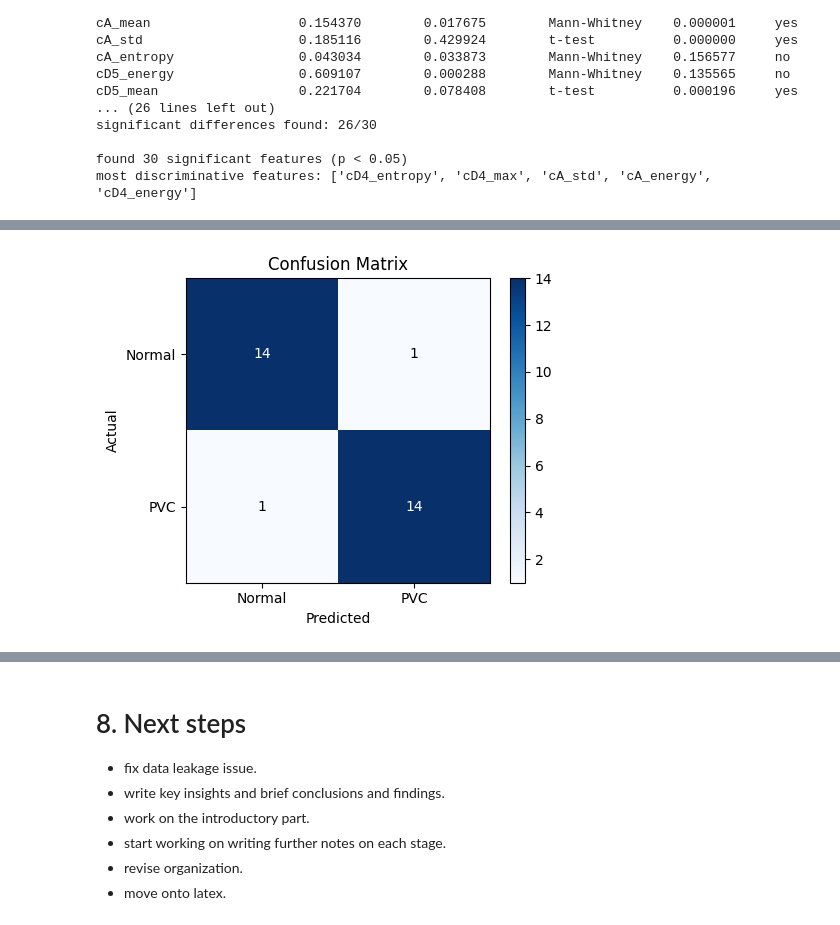
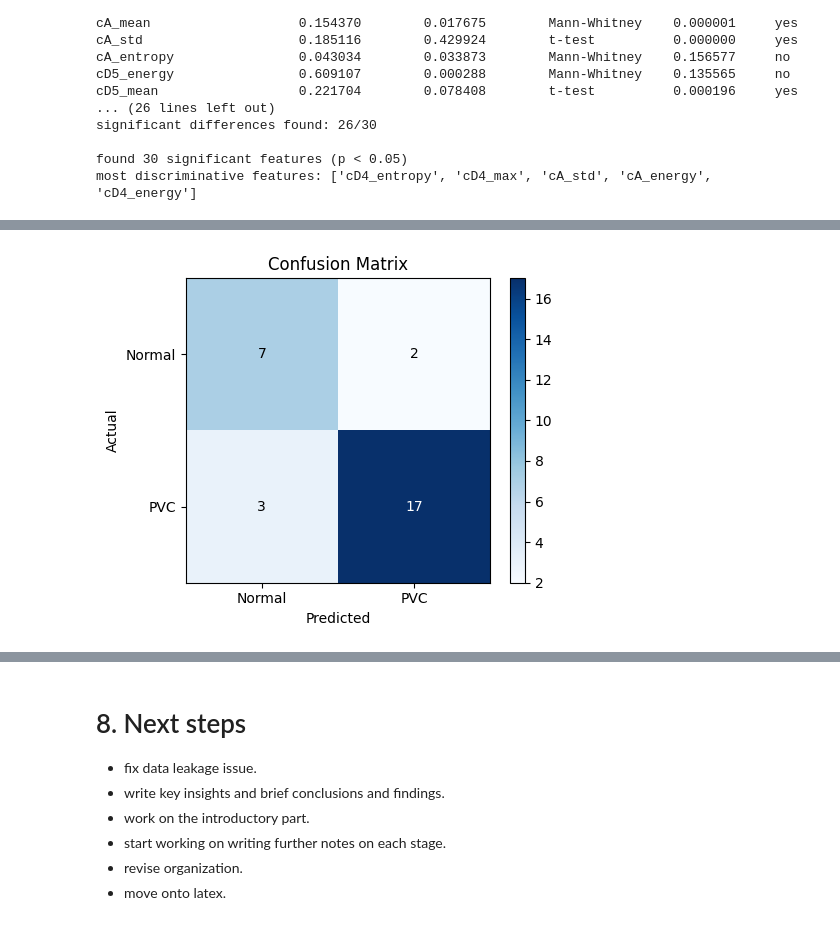
Before and after one commit to lhdz12/arrhythmia-detection-dwt, a Jupyter notebook: dwt_python_model.ipynb, the cells around one changed output, grey strips where cells are left out. Cells and saved outputs as stored; diff of their text form; code cells hidden in the pictures.

```diff
--- a/dwt_python_model.ipynb
+++ b/dwt_python_model.ipynb
@@ -459,7 +461,7 @@ def collect_beats_from_multiple_records(record_list, target_annotation, n_beats=
         List of record names for each beat (for tracking diversity)
     """
     all_beats = []
-
+    beat_sources = []
     print(f"Collecting '{target_annotation}' beats from all records...")
 
     for record_name in record_list:
@@ -475,6 +477,7 @@ def collect_beats_from_multiple_records(record_list, target_annotation, n_beats=
         if target_annotation in beats:
             count = len(beats[target_annotation])
             all_beats.extend(beats[target_annotation])
+            beat_sources.extend([record_name]*count)
             print(f"found {count} beats")
         else:
             print("no beats found")
@@ -486,8 +489,10 @@ def collect_beats_from_multiple_records(record_list, target_annotation, n_beats=
     selected_indices = indices[:n_beats]
 
     sampled_beats = [all_beats[i] for i in selected_indices]
+    sampled_sources = [beat_sources[i] for i in selected_indices]
 
-    return sampled_beats
+
+    return sampled_beats, sampled_sources
 
 random.seed(42)
 np.random.seed(42)
@@ -502,8 +507,8 @@ all_records = ['100', '101', '102', '103', '104', '105', '106', '107', '108', '1
 # collect normal and ventricular beats for 50 samples each.
 
 n_beats = 50
-normal_beats = collect_beats_from_multiple_records(all_records, target_annotation='N', n_beats= n_beats, duration=60)
-ventricular_beats = collect_beats_from_multiple_records(all_records, target_annotation='V', n_beats= n_beats, duration=60)
+normal_beats, normal_sources_samp = collect_beats_from_multiple_records(all_records, target_annotation='N', n_beats= n_beats, duration=60)
+ventricular_beats, ventricular_sources_samp = collect_beats_from_multiple_records(all_records, target_annotation='V', n_beats= n_beats, duration=60)
 # %% [output]
 Collecting 'N' beats from all records...
   Processing record 100... found 73 beats
@@ -753,30 +758,55 @@ def find_best_k(X_train, y_train, k_range=range(1, 21)):
     best_k = k_range[np.argmax(cv_scores)]
     return best_k
 
-top_n = 3
-# we finally gather top features and calculate best k for them.
-top_features = significant_features[:top_n]
-X, y, features = prepare_classification_data(
-    normal_features, ventricular_features,
-    feature_names=top_features
+top_n = 5
+print(f"\nnumber of features used: {top_n}")
+
+X_tmp, y_tmp, _ = prepare_classification_data(
+    normal_features,
+    ventricular_features,
+    feature_names=feature_names
 )
 
-print(f"\ntop {top_n} significant features: {top_features}")
-# we split the data to find best_k and then train data based on this
-test_size = 0.3
-print(f"test size used: {test_size}")
+# splitting by patients in groups and features by index
+groups = np.array(normal_sources_samp + ventricular_sources_samp)
+gss = GroupShuffleSplit(test_size=0.3, random_state=42)
+train_idx, test_idx = next(gss.split(X_tmp, y_tmp, groups))
+normal_train_mask = train_idx[train_idx < len(normal_sources_samp)]
+ventricular_train_mask = train_idx[train_idx >= len(normal_sources_samp)] - len(normal_sources_samp)
 
-X_train, X_test, y_train, y_test = train_test_split(X, y, test_size=test_size, random_state=42, stratify=y)
-best_k = find_best_k(X_train, y_train, k_range=range(1, 21))
+normal_features_train = {
+    k: v[normal_train_mask] for k, v in normal_features.items()
+}
+ventricular_features_train = {
+    k: v[ventricular_train_mask] for k, v in ventricular_features.items()
+}
 
-print(f"best k:{best_k}")
+# statistical testing on training data only to avoid leakage
+results, significant_features = test_normality_and_compare(
+    normal_features_train,
+    ventricular_features_train,
+    feature_names
+)
 
-knn, X_train, X_test, scaler = train_knn(X_train, y_train, X_test = X_test, k=best_k)
-metrics_best = eval_knn(knn, X_test, y_test)
+# selection of top features
+top_features = significant_features[:top_n]
 
-# plotting of confusion matrix
+X, y, _ = prepare_classification_data(normal_features, ventricular_features, feature_names=top_features)
+
+X_train = X[train_idx]
+X_test = X[test_idx]
+y_train = y[train_idx]
+y_test = y[test_idx]
+
+# find best k and training.
+best_k = find_best_k(X_train, y_train)
+knn, X_train_scaled, X_test_scaled, scaler = train_knn(X_train, y_train, X_test, k=best_k)
+
+# evaluating the model and graphing confusion matrix
+metrics = eval_knn(knn, X_test_scaled, y_test)
+
 plt.figure(figsize = (5,4))
-plt.imshow(metrics_best['confusion_matrix'], interpolation = 'nearest', cmap = plt.cm.Blues)
+plt.imshow(metrics['confusion_matrix'], interpolation = 'nearest', cmap = plt.cm.Blues)
 plt.title('Confusion Matrix')
 plt.colorbar()
 class_names = ["Normal", "PVC"]
@@ -784,10 +814,10 @@ tick_marks = np.arange(len(class_names))
 plt.xticks(tick_marks, class_names)
 plt.yticks(tick_marks, class_names)
 
-for i in range(metrics_best['confusion_matrix'].shape[0]):
-    for j in range(metrics_best['confusion_matrix'].shape[1]):
-        plt.text(j, i, metrics_best['confusion_matrix'][i,j], ha="center", va="center",
-        color = "white" if metrics_best['confusion_matrix'][i,j] > metrics_best['confusion_matrix'].max() / 2 else "black")
+for i in range(metrics['confusion_matrix'].shape[0]):
+    for j in range(metrics['confusion_matrix'].shape[1]):
+        plt.text(j, i, metrics['confusion_matrix'][i,j], ha="center", va="center",
+        color = "white" if metrics['confusion_matrix'][i,j] > metrics['confusion_matrix'].max() / 2 else "black")
 
 plt.ylabel("Actual")
 plt.xlabel("Predicted")
@@ -814 +844 @@ Actual Normal     14        1
-[figure, old version]
+[figure, new version]
```
Also changed, not shown: parts of 9 cells of this notebook.
